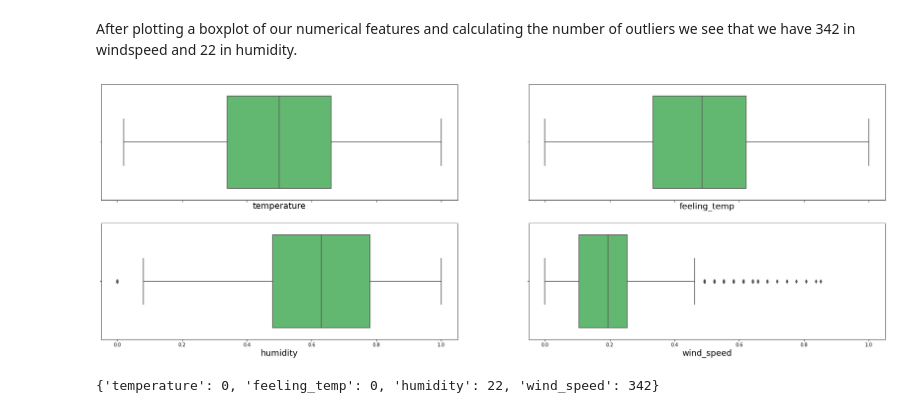
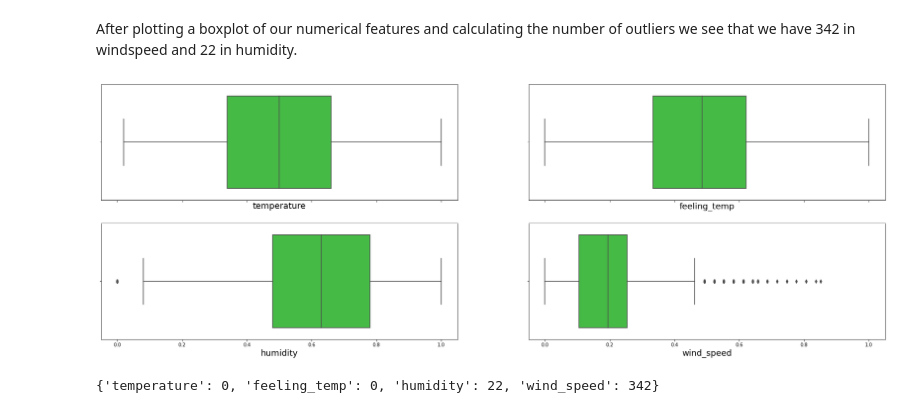
Before and after one commit to Timorig/bikes_prediction, a Jupyter notebook: Predicting_Bikes_demand_project.ipynb, the cells around one changed output. Drawn from its saved outputs; the diff is of its cells as text; code cells hidden in the pictures.

```diff
--- a/Predicting_Bikes_demand_project.ipynb
+++ b/Predicting_Bikes_demand_project.ipynb
@@ -747,11 +747,11 @@ After plotting a boxplot of our numerical features and calculating the number of
 # %%
 fig, axes = plt.subplots(2, 2, figsize = (30, 10), sharex=True)
 
 for feature, axes in zip(numerical_features, axes.ravel()):
-    sns.boxplot(initial_hour_df[feature], ax=axes, color="#55C667FF")
+    sns.boxplot(initial_hour_df[feature], ax=axes, color='limegreen')
     axes.set_xlabel(feature,size=18)
 # %% [output]
-[figure, old version]
+[figure, new version]
 # %%
 # we calculate the number of outliers in original numerical data
 
```
Also changed, not shown: parts of 6 cells of this notebook.
